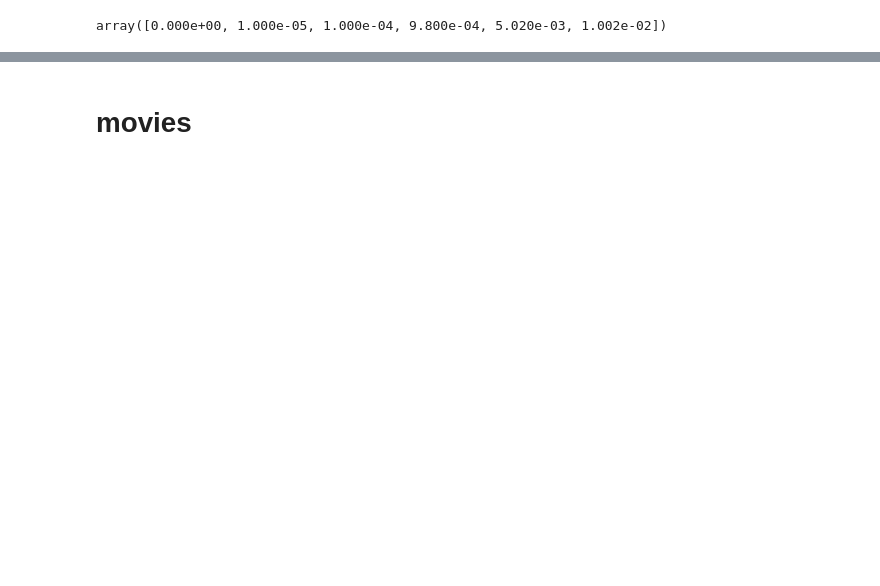
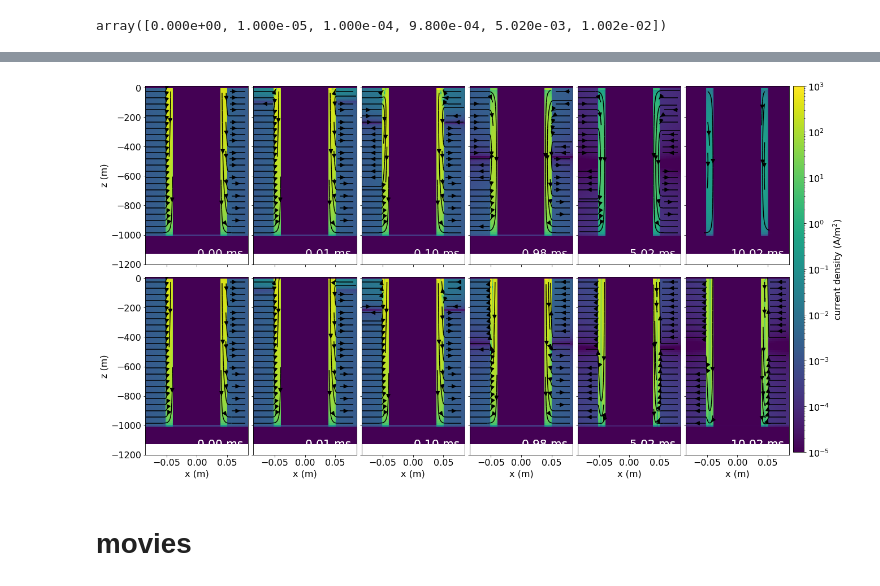
Before and after one commit to simpeg-research/heagy-2018-em-casing, a Jupyter notebook: notebooks/TDEM_current_plots.ipynb, the cells around one changed output, grey strips where cells are left out. Cells and saved outputs as stored; diff of their text form; code cells hidden in the pictures; blank space fills up the shorter version.

```diff
--- a/notebooks/TDEM_current_plots.ipynb
+++ b/notebooks/TDEM_current_plots.ipynb
@@ -1116,7 +1120,7 @@ array([0.000e+00, 1.000e-05, 1.000e-04, 9.800e-04, 5.020e-03, 1.002e-02])
 # %%
 viewer2.primary_key = "casing"
 # %%
-if not use_downsampled:
+if include_approximate is True:
     rcParams['font.size'] = 18
     # rcParams['axes.titlepad'] = 0.5
 
@@ -1271,5 +1278,5 @@ print(model.casing_a, model.casing_b)
 # %%
-if not use_downsampled:
+if include_approximate is True:
     fig, ax = plt.subplots(len(plt_times), 2,  figsize = (7, 5*len(plt_times)))
     plt.subplots_adjust(wspace=0.07, hspace=0.07)
 
@@ -1353,5 +1361,5 @@ viewer2.primary_key = "permeable"
 # %%
-if not use_downsampled:
+if include_approximate is True:
     fig, ax = plt.subplots(len(plt_times), 6,  figsize = (3.5*6, 5*len(plt_times)))
     plt.subplots_adjust(wspace=0.07, hspace=0.07)
 
@@ -1380,7 +1388,7 @@ if not use_downsampled:
     xlim=max_r_casing * np.r_[-1, 1]
 
     x_ticks = [0, -500, -1000, -1500]
-    stream_opts={"arrowsize":1.5, "color":"k"}
+
 
     model_key = "approx_{}".format(viewer2.primary_key) #.split("_")[-1]
     prim_sec = "secondary"
@@ -1497,6 +1505,6 @@ if use_downsampled is False:
     fig.savefig("../figures/electric-{}".format(viewer2.primary_key), dpi=250, bbox_inches="tight")
 # %%
-if not use_downsampled:
+if include_approximate is True:
     fig, ax = plt.subplots(1, len(plt_times),  figsize = (3.25*len(plt_times), 6))
     plt.subplots_adjust(wspace=0.05, hspace=0.07)
 
@@ -1554,63 +1562,64 @@ if use_downsampled is False:
     fig.savefig('../figures/{}-{}-efields'.format(model_key, prim_sec), dpi=250, bbox_inches="tight")
 # %%
-if not use_downsampled:
-    fig, ax = plt.subplots(2, len(plt_times),  figsize = (3.4*len(plt_times), 2*6))
-    plt.subplots_adjust(wspace=0.05, hspace=0.07)
+fig, ax = plt.subplots(2, len(plt_times),  figsize = (3.4*len(plt_times), 2*6))
+plt.subplots_adjust(wspace=0.05, hspace=0.07)
 
-    rcParams['font.size'] = 16
-    # rcParams['axes.titlepad'] = 0.5
+rcParams['font.size'] = 16
+# rcParams['axes.titlepad'] = 0.5
 
-    src_ind = 0
+src_ind = 0
 
-    clim_max_casing = 1e3
-    clim_min_casing = 1e-5
-    clim_casing = np.r_[clim_min_casing, clim_max_casing]
+clim_max_casing = 1e3
+clim_min_casing = 1e-5
+clim_casing = np.r_[clim_min_casing, clim_max_casing]
 
-    max_depth = 1200
-    max_r_casing = 0.085
-    top=10.,
+max_depth = 1200
+max_r_casing = 0.085
+top=10.,
 
-    xlim=max_r_casing * np.r_[-1, 1]
+xlim=max_r_casing * np.r_[-1, 1]
 
-    x_ticks = [0, -500, -1000, -1500]
-    # stream_opts={"arrowsize":1.6, "color":"k", "density":0.85}
-    prim_sec = "total"
+x_ticks = [0, -500, -1000, -1500]
+# stream_opts={"arrowsize":1.6, "color":"k", "density":0.85}
+prim_sec = "total"
 
-    for i, tind in enumerate(plt_times):
-        ax0 = ax[0, i]
-        ax1 = ax[1, i]
+for i, tind in enumerate(plt_times):
+    ax0 = ax[0, i]
+    ax1 = ax[1, i]
 
-        for key, a in zip(["casing", "permeable"], [ax0, ax1]):
-            out = viewer2.plot_cross_section(
-                ax=a, clim=clim_casing, zlim=np.r_[-max_depth, top],
-                xlim=xlim, view='j', theta_ind=3, time_ind=tind,
-                model_key=key, show_cb= False,
-                use_aspect=False,
-                stream_opts=stream_opts, prim_sec=prim_sec, src_ind=src_ind
-            )
-            a.set_title('')
+    for key, a in zip(["casing", "permeable"], [ax0, ax1]):
+        out = viewer2.plot_cross_section(
+            ax=a, clim=clim_casing, zlim=np.r_[-max_depth, top],
+            xlim=xlim, view='j', theta_ind=3, time_ind=tind,
+            model_key=key, show_cb= False,
+            use_aspect=False,
+            stream_opts=stream_opts, prim_sec=prim_sec, src_ind=src_ind
+        )
+        a.set_title('')
 
-            if i > 0:
-                a.set_ylabel('')
-                a.set_yticklabels(['']*len(a.get_yticklabels()))
-            else:
-                a.set_ylabel('z (m)')
+        if i > 0:
+            a.set_ylabel('')
+            a.set_yticklabels(['']*len(a.get_yticklabels()))
+        else:
+            a.set_ylabel('z (m)')
 
-            a.text(0.9*max_r_casing, -1150, "{:.2f} ms".format(sim.prob.times[tind]*1e3), color='w', fontsize=20, ha="right")
+        a.text(0.9*max_r_casing, -1150, "{:.2f} ms".format(sim.prob.times[tind]*1e3), color='w', fontsize=20, ha="right")
 
 
-    #     ax0.set_title("({})".format(ascii_lowercase[i]))
-        ax1.text(0.9*max_r_casing, -1150, "{:.2f} ms".format(sim.prob.times[tind]*1e3), color='w', fontsize=20, ha="right")
-        ax0.set_xlabel("x (m)")
-    #     ax0.set_aspect(1.5e-3)
-        ax0.set_xlabel('')
-        ax0.set_xticklabels(['']*len(a.get_xticklabels()))
-        ax1.set_xlabel("x (m)")
+#     ax0.set_title("({})".format(ascii_lowercase[i]))
+    ax1.text(0.9*max_r_casing, -1150, "{:.2f} ms".format(sim.prob.times[tind]*1e3), color='w', fontsize=20, ha="right")
+    ax0.set_xlabel("x (m)")
+#     ax0.set_aspect(1.5e-3)
+    ax0.set_xlabel('')
+    ax0.set_xticklabels(['']*len(a.get_xticklabels()))
+    ax1.set_xlabel("x (m)")
 
 
-    cbar_ax = fig.add_axes([0.905, 0.13, 0.013, 0.75])
-    cb = plt.colorbar(out[0], cbar_ax)
-    cb.set_label('current density (A/m$^2$)')
+cbar_ax = fig.add_axes([0.905, 0.13, 0.013, 0.75])
+cb = plt.colorbar(out[0], cbar_ax)
+cb.set_label('current density (A/m$^2$)')
+# %% [output]
+[figure, added]
 # %%
 if use_downsampled is False:
     fig.savefig("../figures/casing_currents_permeable", bbox_inches="tight")
```
Also changed, not shown: parts of 28 cells of this notebook, 7 other files.
